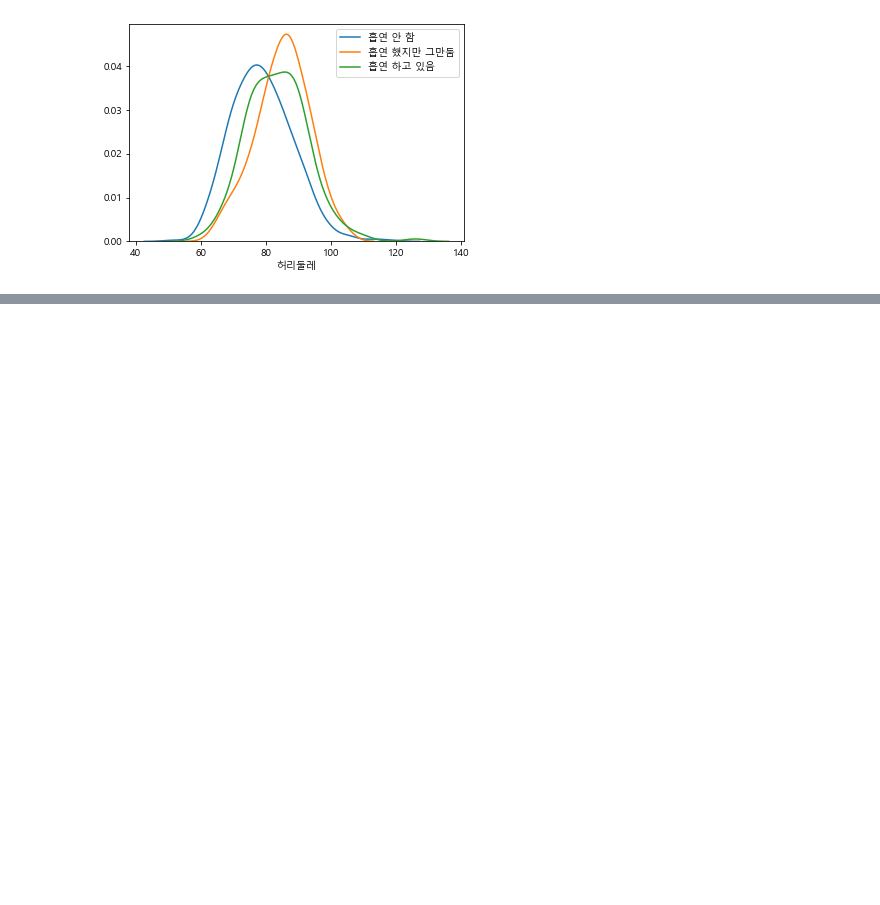
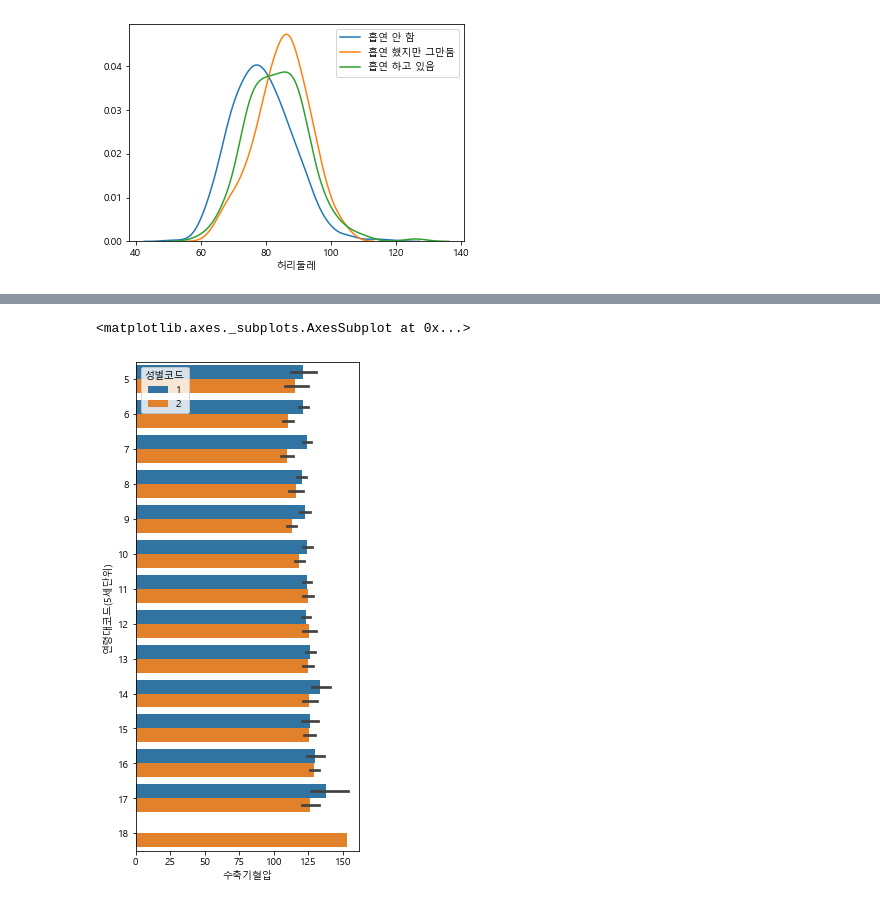
Before and after one commit to bwowby/DS, a Jupyter notebook: visualization_practice.ipynb, the cells around one changed output, grey strips where cells are left out. Saved outputs shown, nothing was run; the diff lists cells and outputs as text; code cells hidden in the pictures; blank space fills up the shorter version.

```diff
--- a/visualization_practice.ipynb
+++ b/visualization_practice.ipynb
@@ -175,0 +198,10 @@ sns.distplot(three["허리둘레"], hist=False, label="흡연 하고 있음")
+# %%
+import numpy as np
+plt.figure(figsize=(4,9))
+sns.barplot(data=data, y="연령대코드(5세단위)", x="수축기혈압",
+            hue="성별코드", orient='h')
+#신뢰구간 : 신뢰구간 검은바 안에 있으면 outlier 가 아님
+#4-9
+# %% [output]
+<matplotlib.axes._subplots.AxesSubplot at 0x...>
+[figure, added]
```
Also changed, not shown: parts of 4 cells of this notebook.
